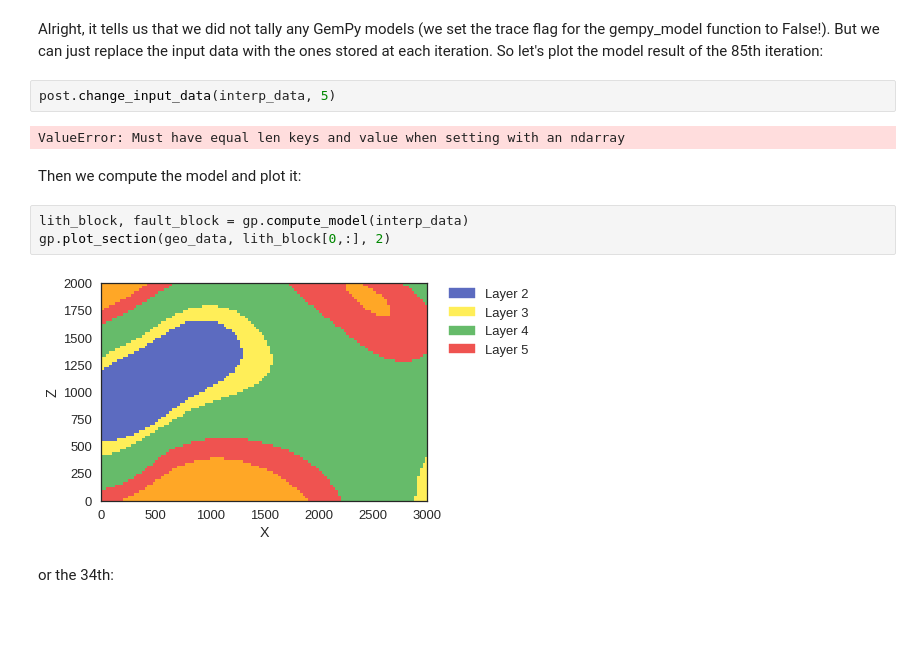
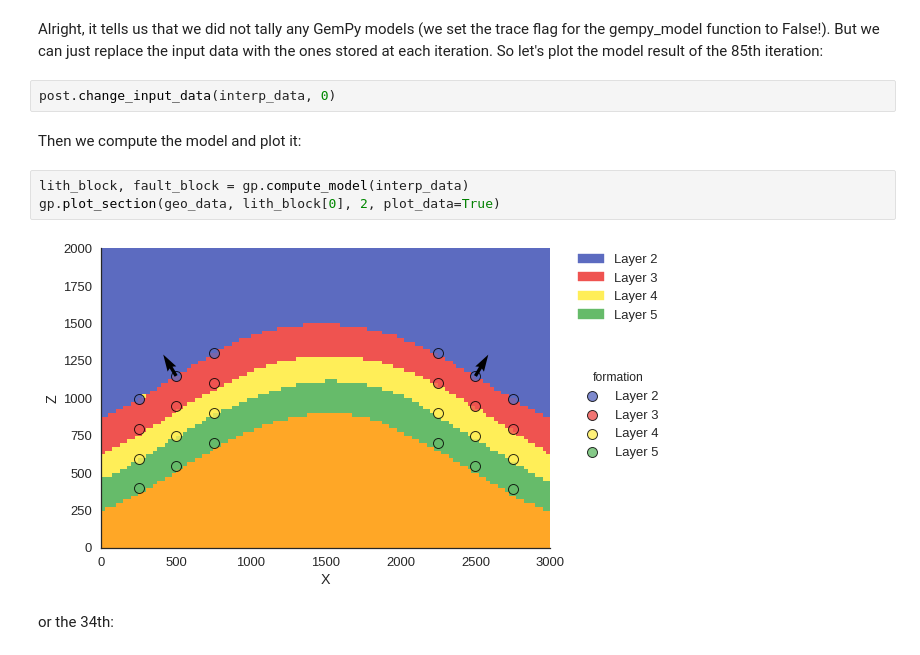
Before and after one commit to gempy-project/gempy, a Jupyter notebook: Tutorial/ch3.ipynb, the cells around one changed output. Saved outputs shown, nothing was run; the diff lists cells and outputs as text; blank space fills up the shorter version.

```diff
--- a/Tutorial/ch3.ipynb
+++ b/Tutorial/ch3.ipynb
@@ -320,16 +325,14 @@ No Topology trace tallied.
 # %% [markdown]
 Alright, it tells us that we did not tally any GemPy models (we set the trace flag for the gempy_model function to False!). But we can just replace the input data with the ones stored at each iteration. So let's plot the model result of the 85th iteration:
 # %%
-post.change_input_data(interp_data, 5)
+post.change_input_data(interp_data, 0)
-# %% [output]
-ValueError: Must have equal len keys and value when setting with an ndarray
 # %% [markdown]
 Then we compute the model and plot it:
 # %%
 lith_block, fault_block = gp.compute_model(interp_data)
-gp.plot_section(geo_data, lith_block[0,:], 2)
+gp.plot_section(geo_data, lith_block[0], 2, plot_data=True)
 # %% [output]
-[figure, old version]
+[figure, new version]
 # %% [markdown]
 or the 34th:
 # %%
```
Also changed, not shown: parts of 16 cells of this notebook, 37 other files.
